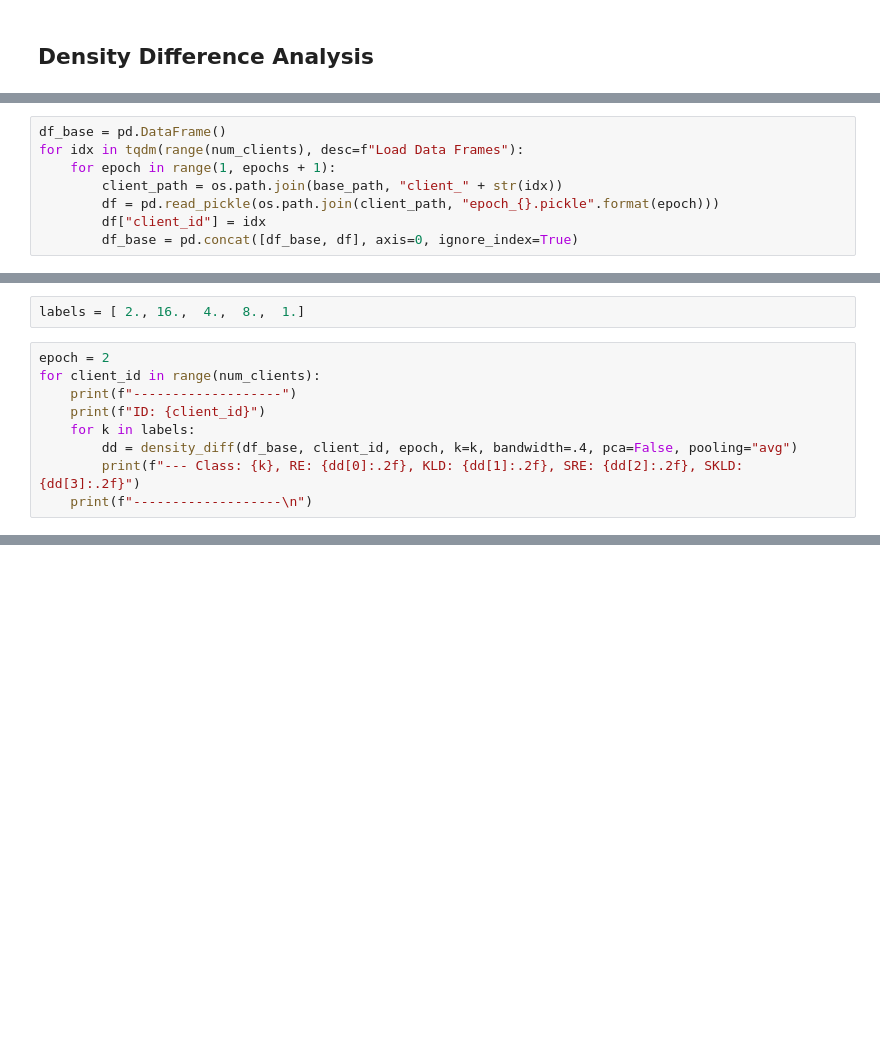
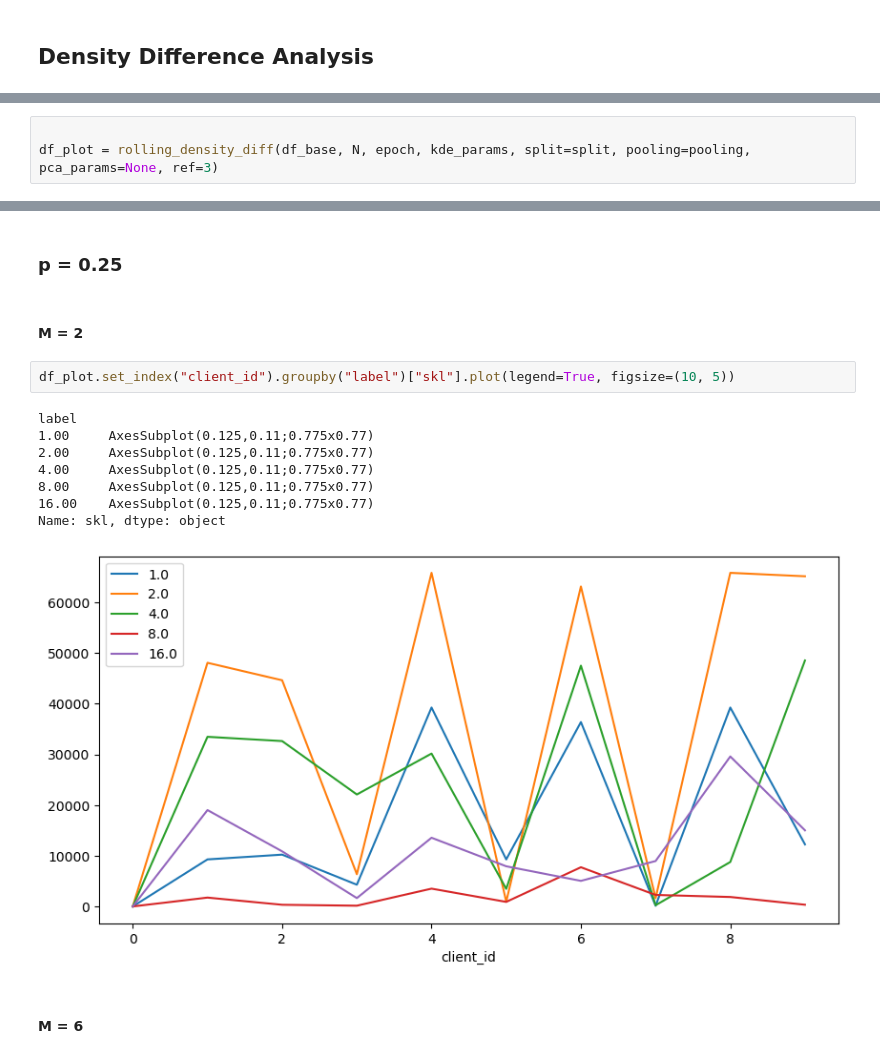
Before and after one commit to a-ayad/Split_ECG_Classification, a Jupyter notebook: density_diff.ipynb, the cells around one changed output, grey strips where cells are left out. Cells and saved outputs as stored; diff of their text form; blank space fills up the shorter version.

```diff
--- a/density_diff.ipynb
+++ b/density_diff.ipynb
@@ -60,8 +167,0 @@ metadata
-# %%
-df_base = pd.DataFrame()
-for idx in tqdm(range(num_clients), desc=f"Load Data Frames"):
-    for epoch in range(1, epochs + 1):
-        client_path = os.path.join(base_path, "client_" + str(idx))
-        df = pd.read_pickle(os.path.join(client_path, "epoch_{}.pickle".format(epoch)))
-        df["client_id"] = idx
-        df_base = pd.concat([df_base, df], axis=0, ignore_index=True)
@@ -104,11 +167,0 @@ def density_diff(df_base, client_id, epoch, split="knn_10_euclidean", pooling=No
-# %%
-labels = [ 2., 16.,  4.,  8.,  1.]
-# %%
-epoch = 2
-for client_id in range(num_clients):
-    print(f"-------------------")
-    print(f"ID: {client_id}")
-    for k in labels:
-        dd = density_diff(df_base, client_id, epoch, k=k, bandwidth=.4, pca=False, pooling="avg")
-        print(f"--- Class: {k}, RE: {dd[0]:.2f}, KLD: {dd[1]:.2f}, SRE: {dd[2]:.2f}, SKLD: {dd[3]:.2f}")
-    print(f"-------------------\n")
@@ -132,0 +234,3 @@ ID: 1
+# %%
+
+df_plot = rolling_density_diff(df_base, N, epoch, kde_params, split=split, pooling=pooling, pca_params=None, ref=3)
@@ -132,0 +255,17 @@ ID: 1
+# %% [markdown]
+### p = 0.25
+# %% [markdown]
+#### M = 2
+# %%
+df_plot.set_index("client_id").groupby("label")["skl"].plot(legend=True, figsize=(10, 5))
+# %% [output]
+label
+1.00     AxesSubplot(0.125,0.11;0.775x0.77)
+2.00     AxesSubplot(0.125,0.11;0.775x0.77)
+4.00     AxesSubplot(0.125,0.11;0.775x0.77)
+8.00     AxesSubplot(0.125,0.11;0.775x0.77)
+16.00    AxesSubplot(0.125,0.11;0.775x0.77)
+Name: skl, dtype: object
+[figure, added]
+# %% [markdown]
+#### M = 6
```
Also changed, not shown: parts of 49 cells of this notebook, 5 other files.
